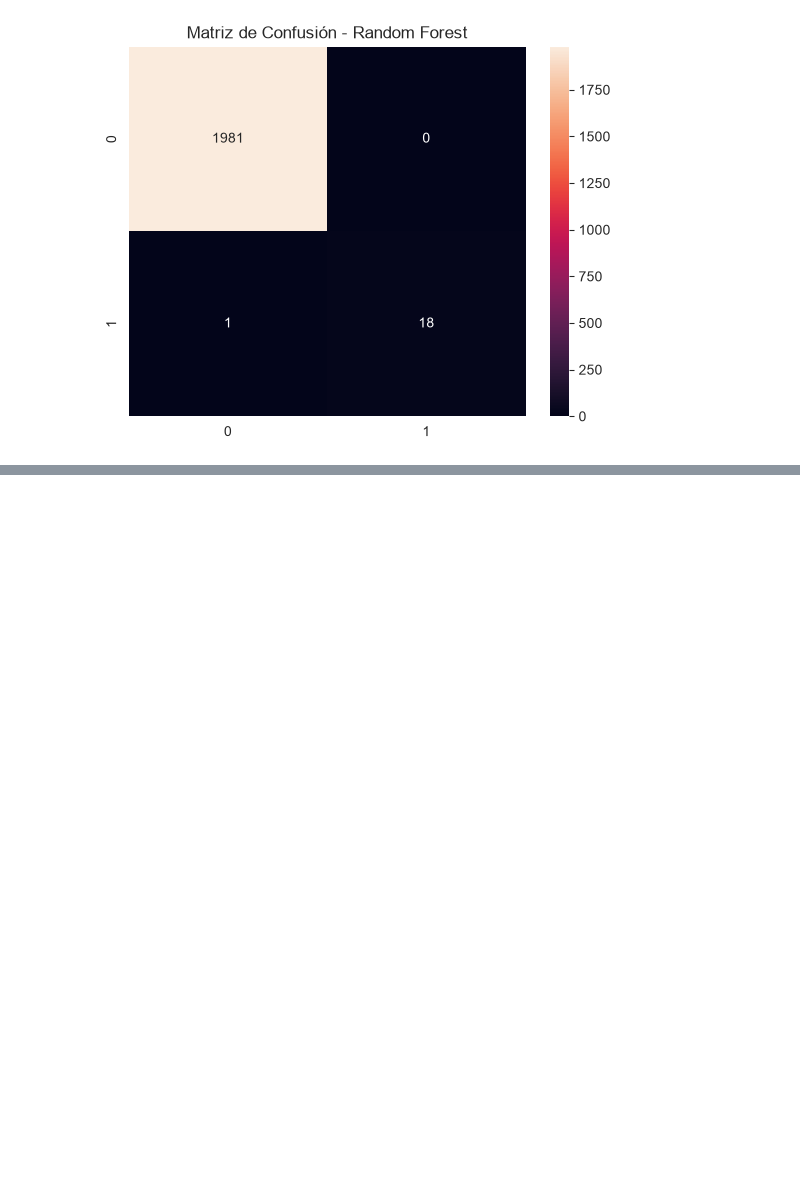
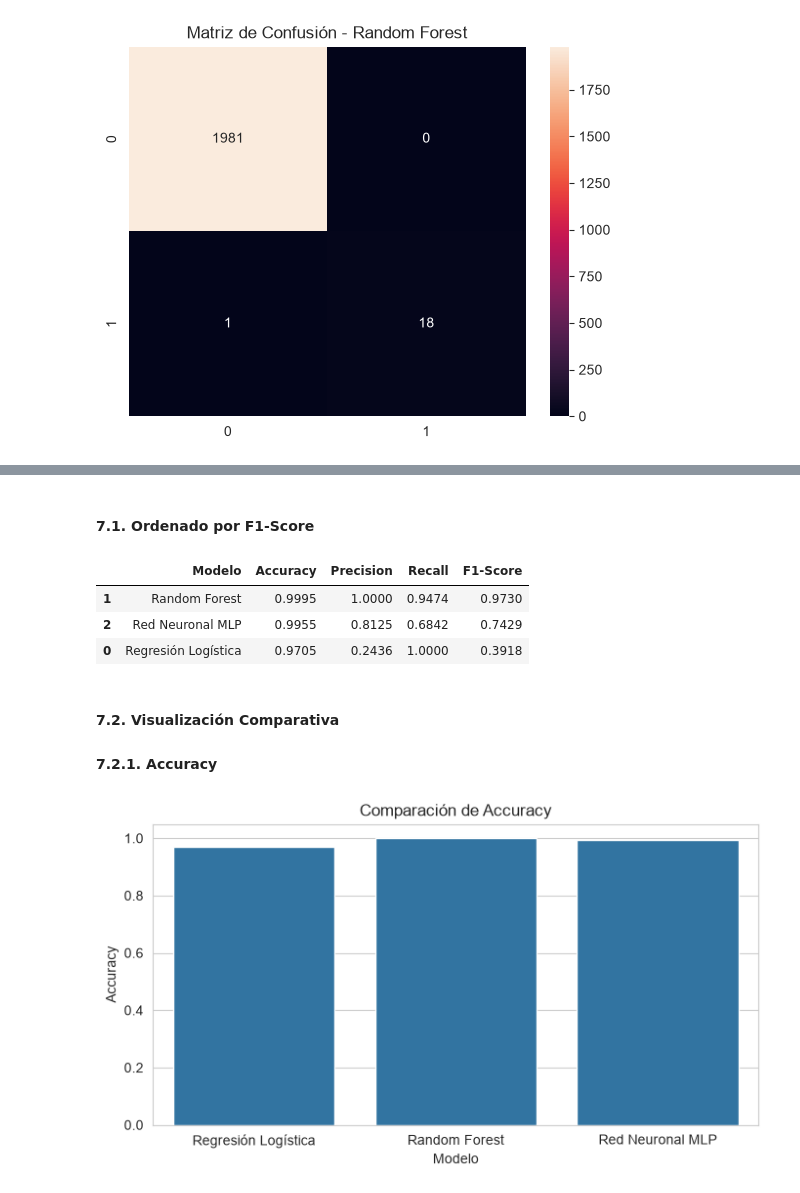
Before and after one commit to randyb12019-repo2026/Predictive_IT_Infrastructure_Analytics, a Jupyter notebook: notebooks/04_modelo_predictivo.ipynb, the cells around one changed output, grey strips where cells are left out. Drawn from its saved outputs; the diff is of its cells as text; code cells hidden in the pictures; blank space fills up the shorter version.

```diff
--- a/notebooks/04_modelo_predictivo.ipynb
+++ b/notebooks/04_modelo_predictivo.ipynb
@@ -509,0 +690,34 @@ plt.show()
+# %% [markdown]
+#### **7.1. Ordenado por F1-Score**
+# %%
+# Comparación de métricas de los modelos
+resultados.sort_values(
+    by="F1-Score",
+    ascending=False
+).round(4)
+# %% [output]
+|  | Modelo | Accuracy | Precision | Recall | F1-Score |
+| 1 | Random Forest | 0.9995 | 1.0000 | 0.9474 | 0.9730 |
+| 2 | Red Neuronal MLP | 0.9955 | 0.8125 | 0.6842 | 0.7429 |
+| 0 | Regresión Logística | 0.9705 | 0.2436 | 1.0000 | 0.3918 |
+# %% [markdown]
+#### **7.2. Visualización Comparativa**
+#### **7.2.1. Accuracy**
+# %%
+# Visualización de la comparación de métricas de los modelos
+plt.figure(figsize=(8,4))
+
+# Visualización de la comparación de métricas de los modelos
+sns.barplot(
+    data=resultados,
+    x="Modelo",
+    y="Accuracy"
+)
+
+# Configuración de las etiquetas y título
+plt.title("Comparación de Accuracy")
+
+# Mostrar la visualización
+plt.show()
+# %% [output]
+[figure, added]
```
Also changed, not shown: parts of 47 cells of this notebook, 6 other files.
